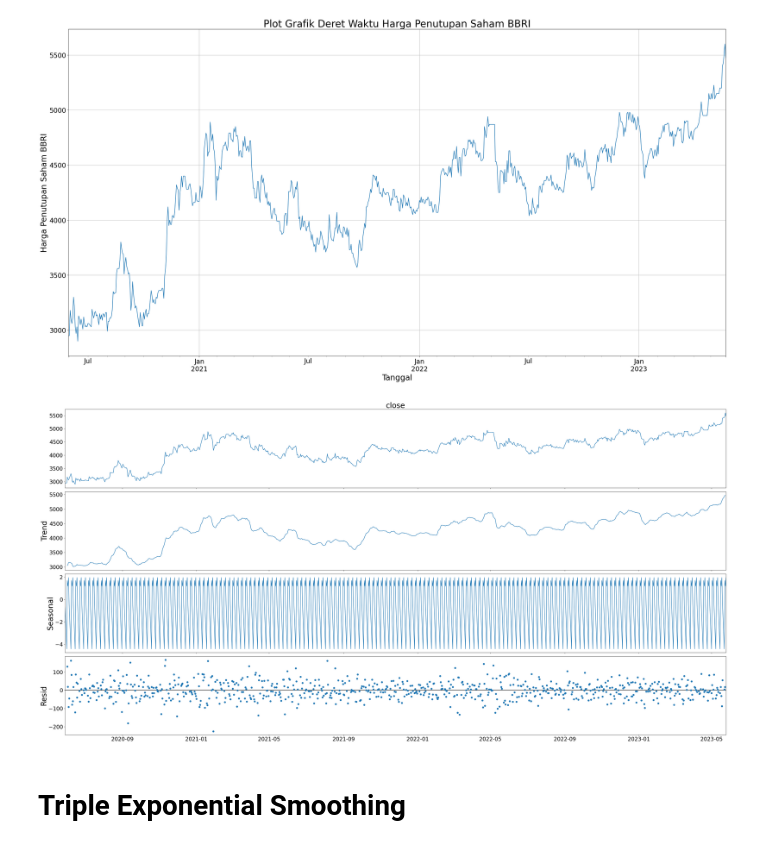
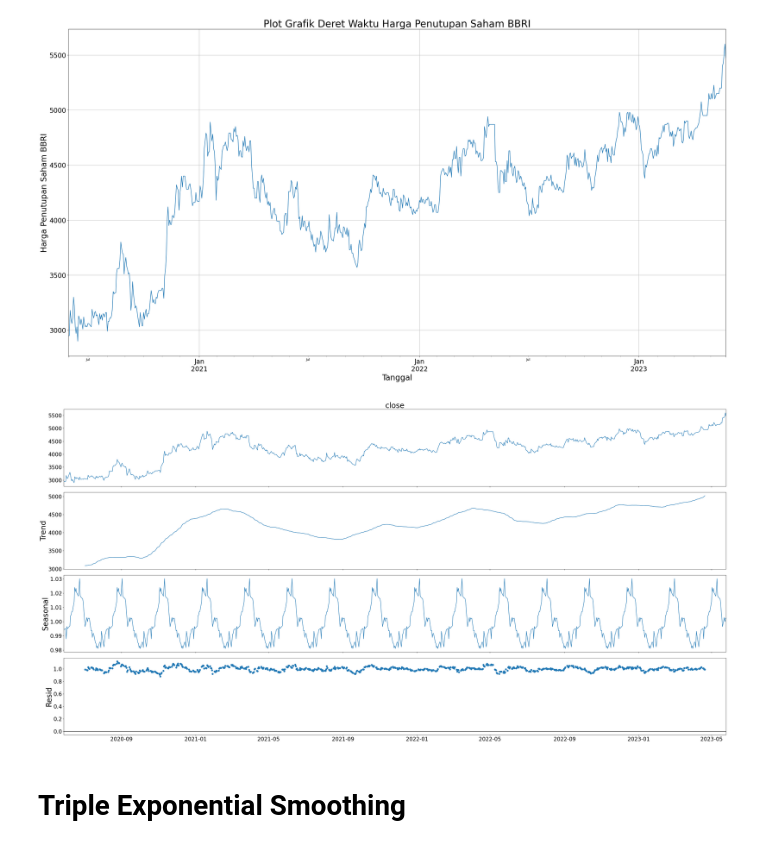
Before and after one commit to BariqPribadi/Aplikasi-Prakiraan-Saham-BBRI, a Jupyter notebook: prakiraan_sahamBBRI.ipynb, the cells around one changed output. Saved outputs shown, nothing was run; the diff lists cells and outputs as text; code cells hidden in the pictures.

```diff
--- a/prakiraan_sahamBBRI.ipynb
+++ b/prakiraan_sahamBBRI.ipynb
@@ -135,22 +162,22 @@ plt.show()
 # %%
 # Set the figsize for all plots
 plt.rcParams["figure.figsize"] = (36, 18)
 
 # Perform decomposition
-decompose_add = seasonal_decompose(df['close'])
+decompose_mult = seasonal_decompose(df['close'], model='multiplicative', period=50)
 
 # Modify the fontsize for title and labels
 plt.rc('xtick', labelsize=20)
 plt.rc('ytick', labelsize=20)
 plt.rc('axes', titlesize=28, labelsize=28)  # Customize title and label fontsize
 
 # Plot the decomposition
-decompose_add.plot()
+decompose_mult.plot()
 
 # Show the plot
 plt.show()
 # %% [output]
-[figure, old version]
+[figure, new version]
 # %% [markdown]
 # Triple Exponential Smoothing
 # %%
```
Also changed, not shown: parts of 4 cells of this notebook, 1 other file.
